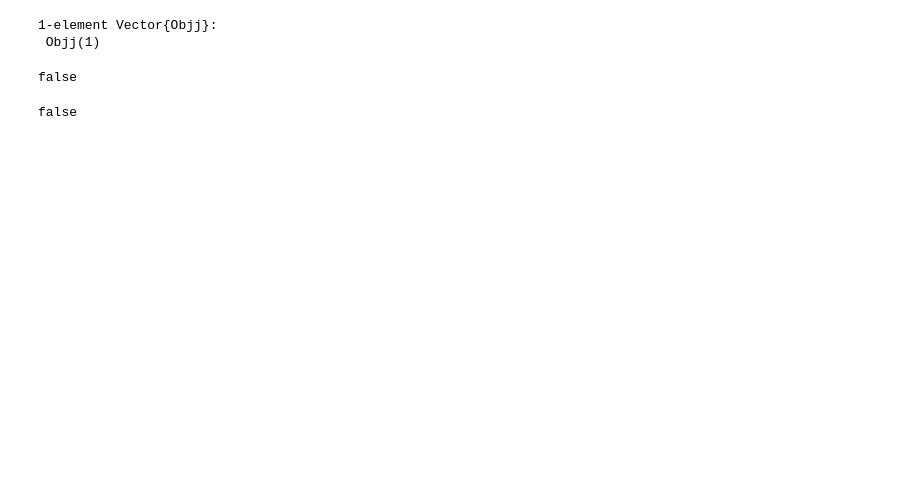
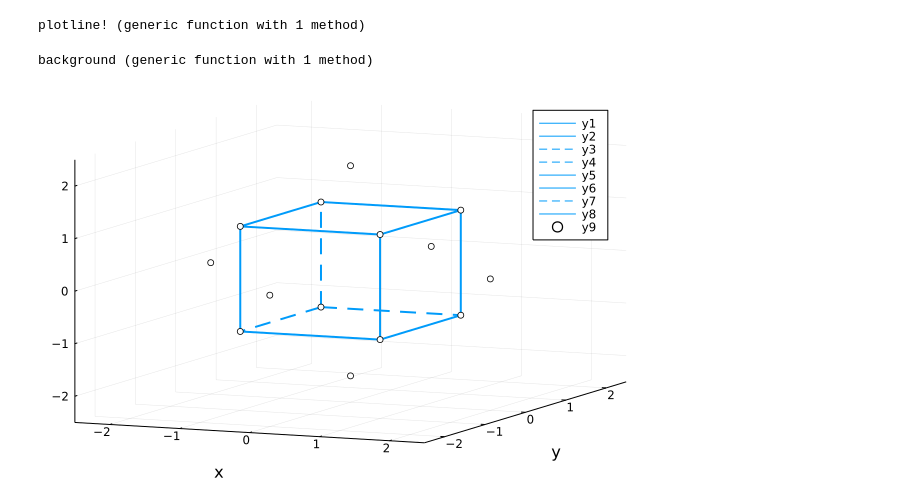
Before and after one commit to permissionx/latticeOKMC, a Jupyter notebook: data.ipynb, the cells around one changed output. Drawn from its saved outputs; the diff is of its cells as text; code cells hidden in the pictures; blank space fills up the shorter version.

```diff
--- a/data.ipynb
+++ b/data.ipynb
@@ -188,18 +3,42 @@ true
-# %%
-mutable struct Objj
-    v::Int64
-end
-o1 = Objj(1)
-o2 = Objj(1)
-os = [o1]
-# %% [output]
-1-element Vector{Objj}:
- Objj(1)
-# %%
-o1 === o2
-# %% [output]
-false
-# %%
-o1 == o2
-# %% [output]
-false
+# %%
+function plotline(points::Matrix{Int64}; color::Int64=1, ls=:solid)
+    plot(points[:,1], points[:,2], points[:,3], color = color, ls=ls, lw=2,
+    zlim=(-2.5,2.5), xlim=(-2.5,2.5), ylim=(-2.5,2.5))
+    xlabel!("x")
+    ylabel!("y")
+end
+function plotline!(points::Matrix{Int64}; color::Int64=1, ls=:solid)
+    plot!(points[:,1], points[:,2], points[:,3], color = color, ls=ls, lw=2)
+end
+# %% [output]
+plotline! (generic function with 1 method)
+# %%
+function background()
+points = [1 1 1; 1 -1 1; -1 -1 1; -1 1 1; 1 1 1]
+plotline(points)
+points = [1 1 -1; 1 -1 -1; -1 -1 -1]
+plotline!(points)
+points = [ -1 1 -1; 1 1 -1]
+plotline!(points, ls=:dash)
+points = [ -1 1 -1; -1 -1 -1]
+plotline!(points, ls=:dash)
+points = [1 1 -1; 1 1 1]
+plotline!(points)
+points = [1 -1 -1; 1 -1 1]
+plotline!(points)
+points = [-1 1 -1; -1 1 1]
+plotline!(points, ls=:dash)
+points = [-1 -1 -1; -1 -1 1]
+plotline!(points)
+
+points1 = [1 1 1; 1 1 -1; 1 -1 1; 1 -1 -1; -1 1 1; -1 1 -1; -1 -1 1; -1 -1 -1]
+points2 = [2 0 0; 0 2 0; 0 0 2; -2 0 0; 0 -2 0; 0 0 -2]
+points = vcat(points1, points2)
+scatter!(points[:,1], points[:,2], points[:,3], mc=:white)
+end
+# %% [output]
+background (generic function with 1 method)
+# %%
+background()
+# %% [output]
+[figure, added]
```
Also changed, not shown: parts of 24 cells of this notebook, 3 other files.
